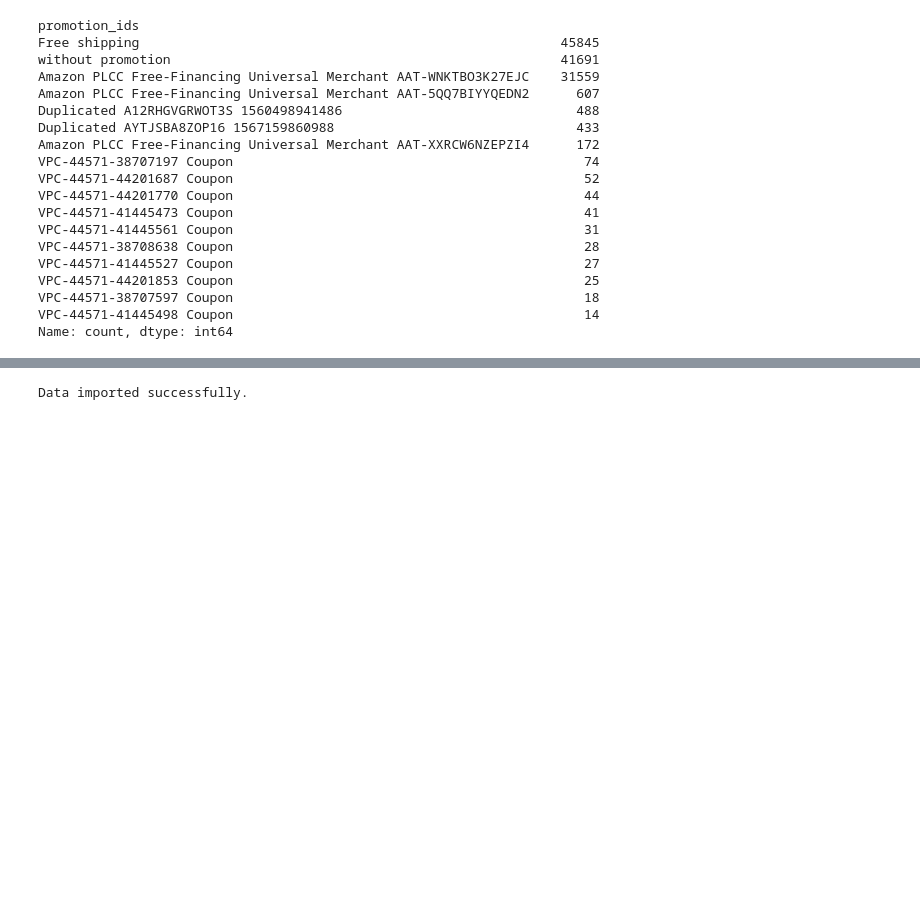
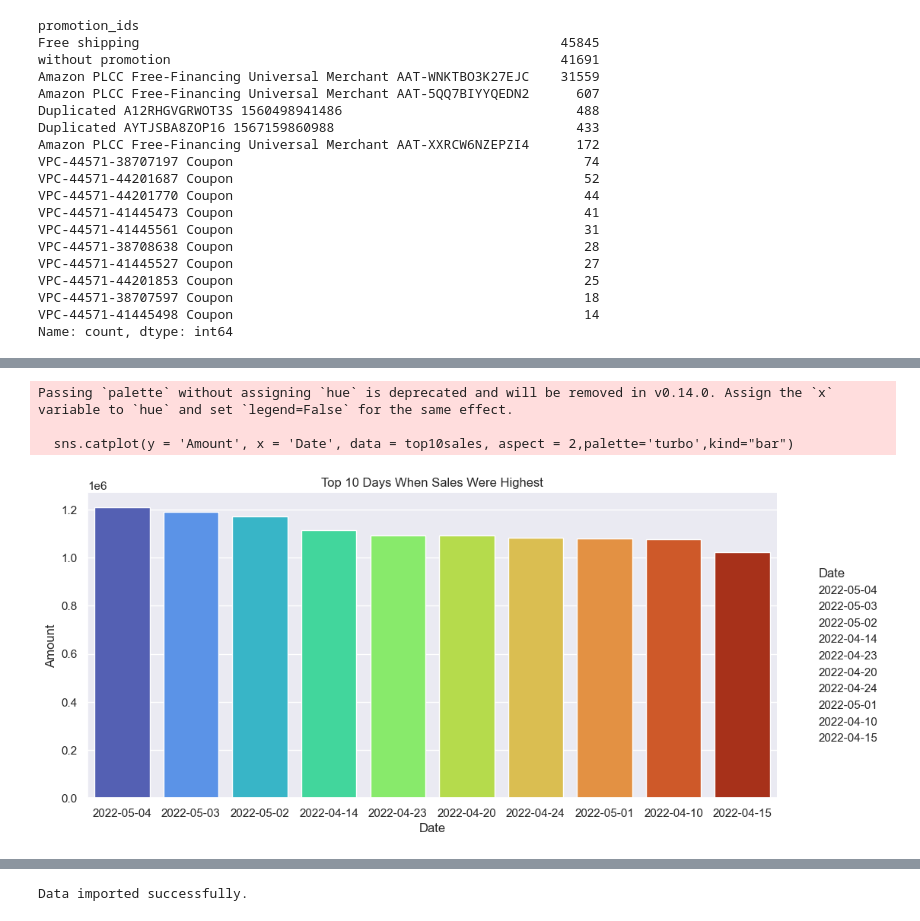
Before and after one commit to DekhilOumayma/ProjectMTI820, a Jupyter notebook: ETL.ipynb, the cells around one changed output, grey strips where cells are left out. Saved outputs shown, nothing was run; the diff lists cells and outputs as text; code cells hidden in the pictures; blank space fills up the shorter version.

```diff
--- a/ETL.ipynb
+++ b/ETL.ipynb
@@ -295,0 +313,16 @@ source_data.to_csv('C:/Users/AS72180/OneDrive - ETS/Documents/ETS Hiver2024/Proj
+# %%
+# set style
+sns.set(style = 'darkgrid')
+DaySalesInsights = EDA.copy()
+DaySalesInsights['Date'] = pd.to_datetime(EDA['Date']).dt.date
+top10sales = DaySalesInsights.groupby('Date').sum().sort_values('Amount', ascending = False)
+top10sales = top10sales.reset_index().head(10)
+sns.catplot(y = 'Amount', x = 'Date', data = top10sales, aspect = 2,palette='turbo',kind="bar")
+plt.title('Top 10 Days When Sales Were Highest')
+top10sales[['Amount']]
+plt.show()
+# %% [output]
+Passing `palette` without assigning `hue` is deprecated and will be removed in v0.14.0. Assign the `x` variable to `hue` and set `legend=False` for the same effect.
+
+  sns.catplot(y = 'Amount', x = 'Date', data = top10sales, aspect = 2,palette='turbo',kind="bar")
+[figure, added]
```
Also changed, not shown: parts of 4 cells of this notebook.
